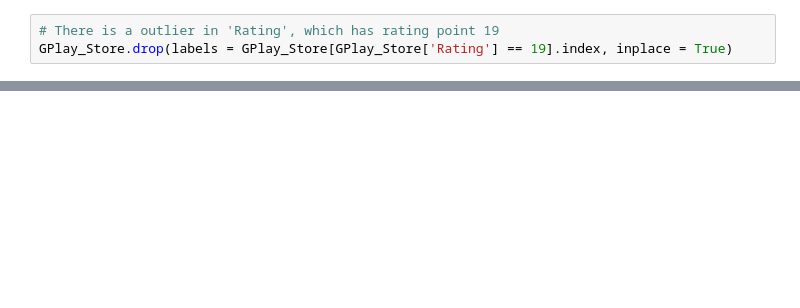
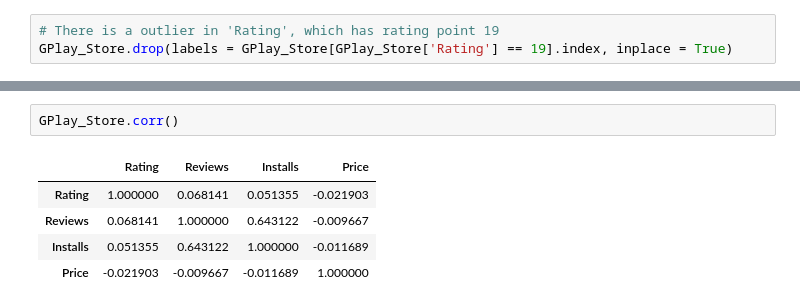
Before and after one commit to lamducanhndgv/CoderSchool-DataScience, a Jupyter notebook: Week_4/Google_Play_Store.ipynb, the cells around one changed output, grey strips where cells are left out. Drawn from its saved outputs; the diff is of its cells as text; blank space fills up the shorter version.

```diff
--- a/Week_4/Google_Play_Store.ipynb
+++ b/Week_4/Google_Play_Store.ipynb
@@ -135,0 +168,8 @@ array(['Everyone', 'Teen', 'Everyone 10+', 'Mature 17+',
+# %%
+GPlay_Store.corr()
+# %% [output]
+|  | Rating | Reviews | Installs | Price |
+| Rating | 1.000000 | 0.068141 | 0.051355 | -0.021903 |
+| Reviews | 0.068141 | 1.000000 | 0.643122 | -0.009667 |
+| Installs | 0.051355 | 0.643122 | 1.000000 | -0.011689 |
+| Price | -0.021903 | -0.009667 | -0.011689 | 1.000000 |
```
Also changed, not shown: parts of 8 cells of this notebook, 1 other file.
